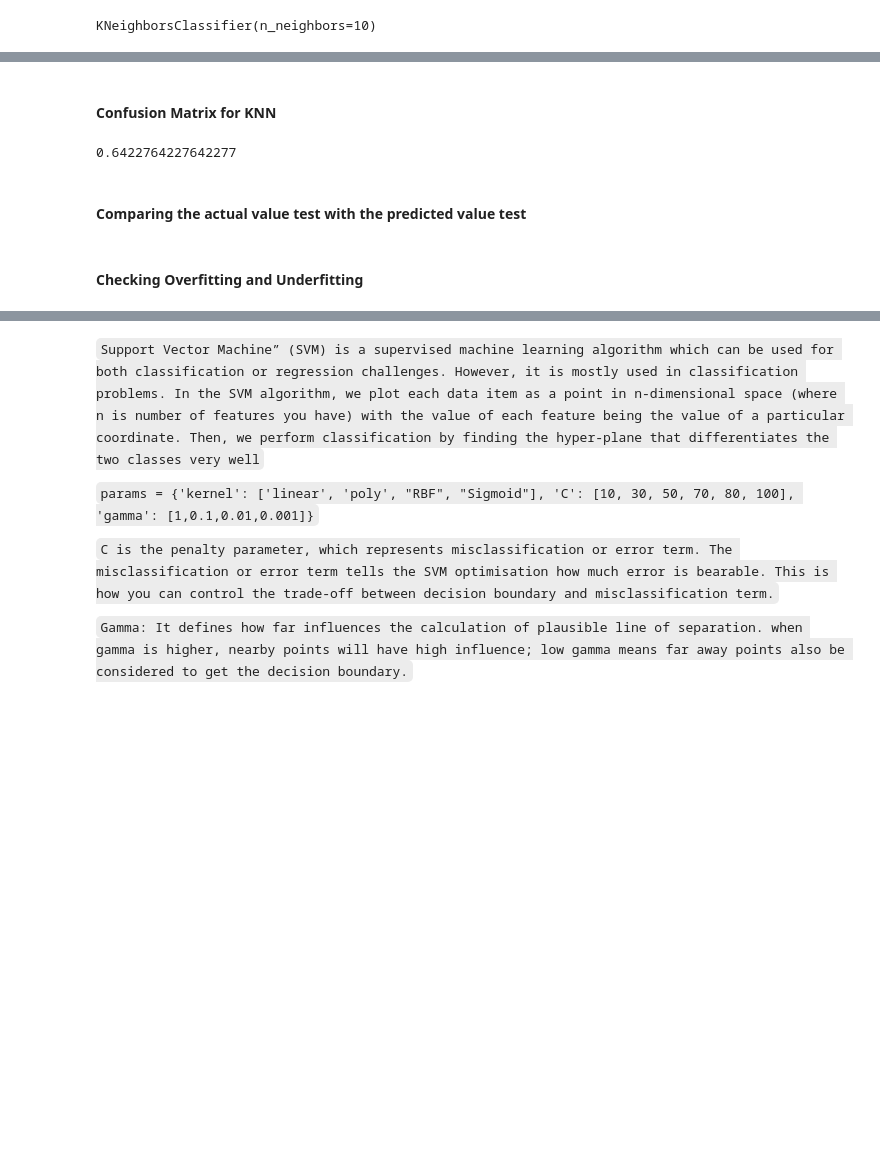
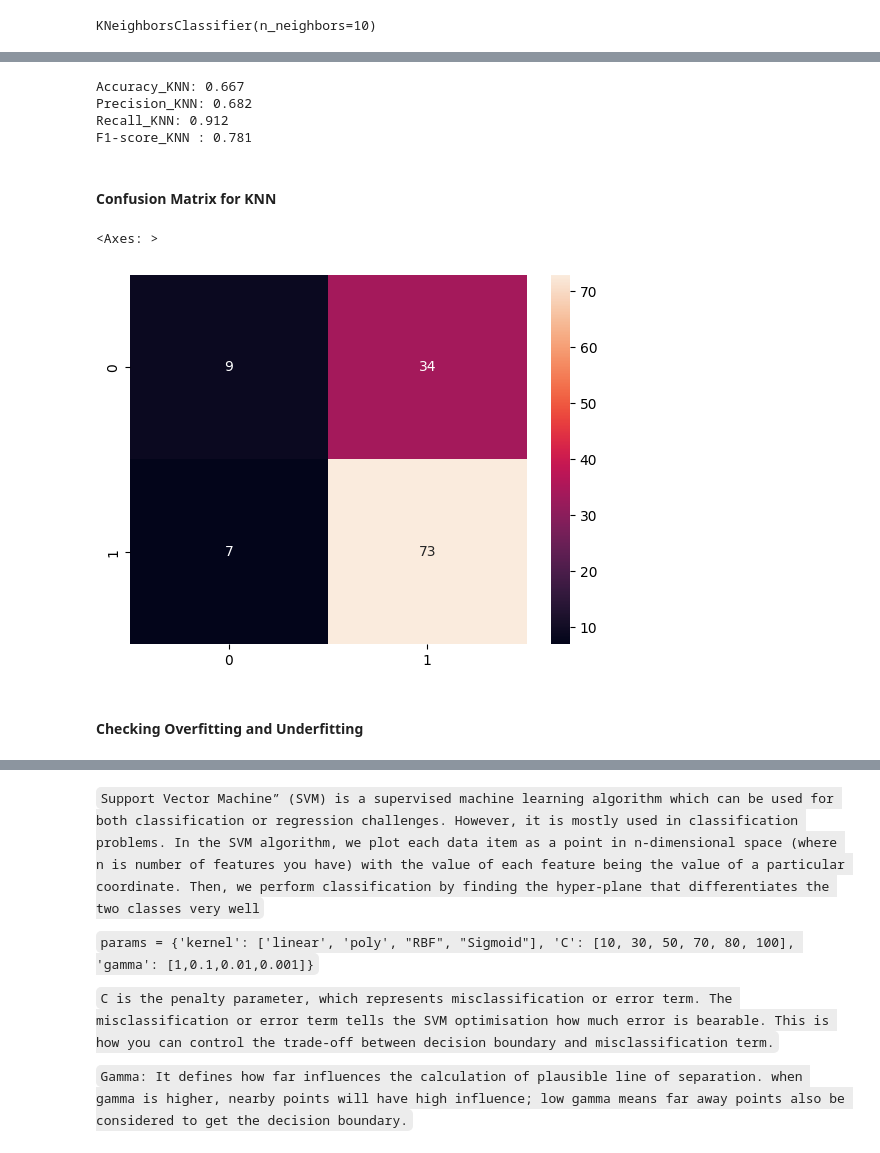
Before and after one commit to Supeernov-a/Loan-Prediction, a Jupyter notebook: Project_Loan_Predictions.ipynb, the cells around one changed output, grey strips where cells are left out. Saved outputs shown, nothing was run; the diff lists cells and outputs as text; code cells hidden in the pictures; blank space fills up the shorter version.

```diff
--- a/Project_Loan_Predictions.ipynb
+++ b/Project_Loan_Predictions.ipynb
@@ -430,5 +395,0 @@ For Sex: Male corresponds to 0 and Female corresponds to 1.
-# %%
-from sklearn.preprocessing import LabelEncoder
-le = LabelEncoder()
-y = le.fit_transform(y)
-print(y)
@@ -440,6 +396,3 @@ To make uniform these variables, we need to import the Standard_Scalar library,
-# %%
-from sklearn.preprocessing import StandardScaler
-X=StandardScaler().fit_transform(X)
 # %% [markdown]
 # 7.  Machine Learning Models
 # %% [markdown]
@@ -544,0 +468,14 @@ sns.heatmap(cmNB, annot= True)
+# %%
+# Building the Model
+# ==============================================================================
+from sklearn.naive_bayes import GaussianNB
+modelNB= GaussianNB()
+
+# Training the Model
+# ==============================================================================
+modelNB.fit(X_train, y_train)
+
+
+# Making Predictions
+# ==============================================================================
+ypredNB = modelNB.predict(X_test)
@@ -610,6 +560,14 @@ KNeighborsClassifier(n_neighbors=10)
 # %%
+# Building the Model
+# ==============================================================================
 modelKNN = KNeighborsClassifier(n_neighbors=10)
+
+
+# Training the Model
+# ==============================================================================
 modelKNN.fit(X_train, y_train)
-predictKNN = modelKNN.predict(X_test)
-accKNN=accuracy_score(y_test,predictKNN)
-print(accKNN)
+
+
+# Making Predictions
+# ==============================================================================
+ypredKNN = modelKNN.predict(X_test)
@@ -618,12 +576,20 @@ print(accKNN)
+# %%
+# Evaluating the metrics
+# Importing metrics
+# ==============================================================================
+from sklearn import metrics
+accKNN= accuracy_score(y_test,ypredKNN)
+precisionKNN=precision_score(y_test, ypredKNN)
+recallKNN =  recall_score(y_test, ypredKNN)
+f1KNN = f1_score(y_test,ypredKNN)
+print('Accuracy_KNN: %.3f' %accKNN)
+print('Precision_KNN: %.3f' %precisionKNN)
+print('Recall_KNN: %.3f' %recallKNN)
+print('F1-score_KNN : %.3f' %f1KNN)
+# %% [output]
+Accuracy_KNN: 0.667
+Precision_KNN: 0.682
+Recall_KNN: 0.912
+F1-score_KNN : 0.781
 # %% [markdown]
 #### Confusion Matrix for  KNN
-# %%
-modelKNN = KNeighborsClassifier(n_neighbors=4)
-modelKNN.fit(X_train, y_train)
-predictKNN = modelKNN.predict(X_test)
-accKNN=accuracy_score(y_test,predictKNN)
-print(accKNN)
-# %% [output]
-0.6422764227642277
-# %% [markdown]
-#### **Comparing the actual value test with the predicted value test**
@@ -633,5 +596,13 @@ df
+# %%
+# Graph of Confusion Matrix
+# ==============================================================================
+cmKNN = confusion_matrix(y_test, ypredKNN)
+sns.heatmap (cmKNN, annot = True)
+# %% [output]
+<Axes: >
+[figure, added]
 # %% [markdown]
-#### **Checking Overfitting and Underfitting**
+#### Checking Overfitting and Underfitting
 # %%
 # print the scores on training and test set
 
```
Also changed, not shown: parts of 74 cells of this notebook.
